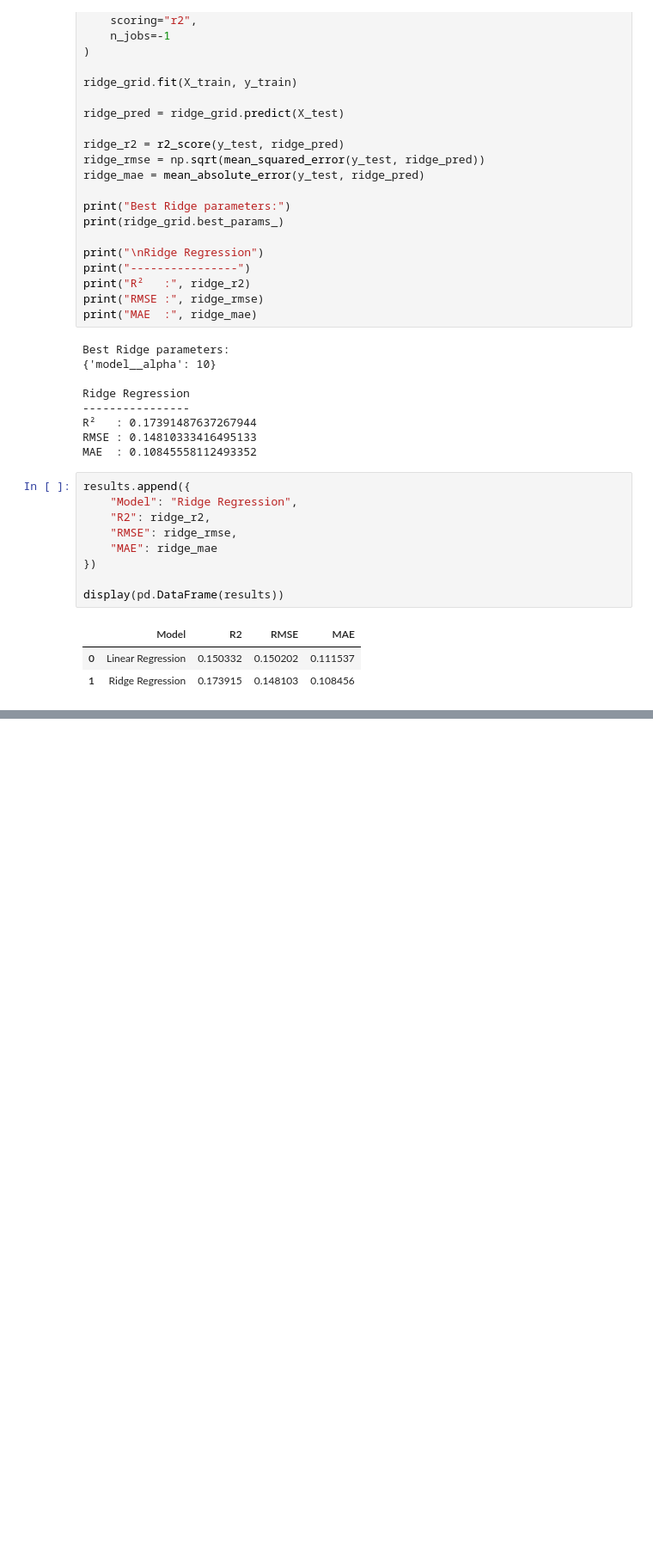
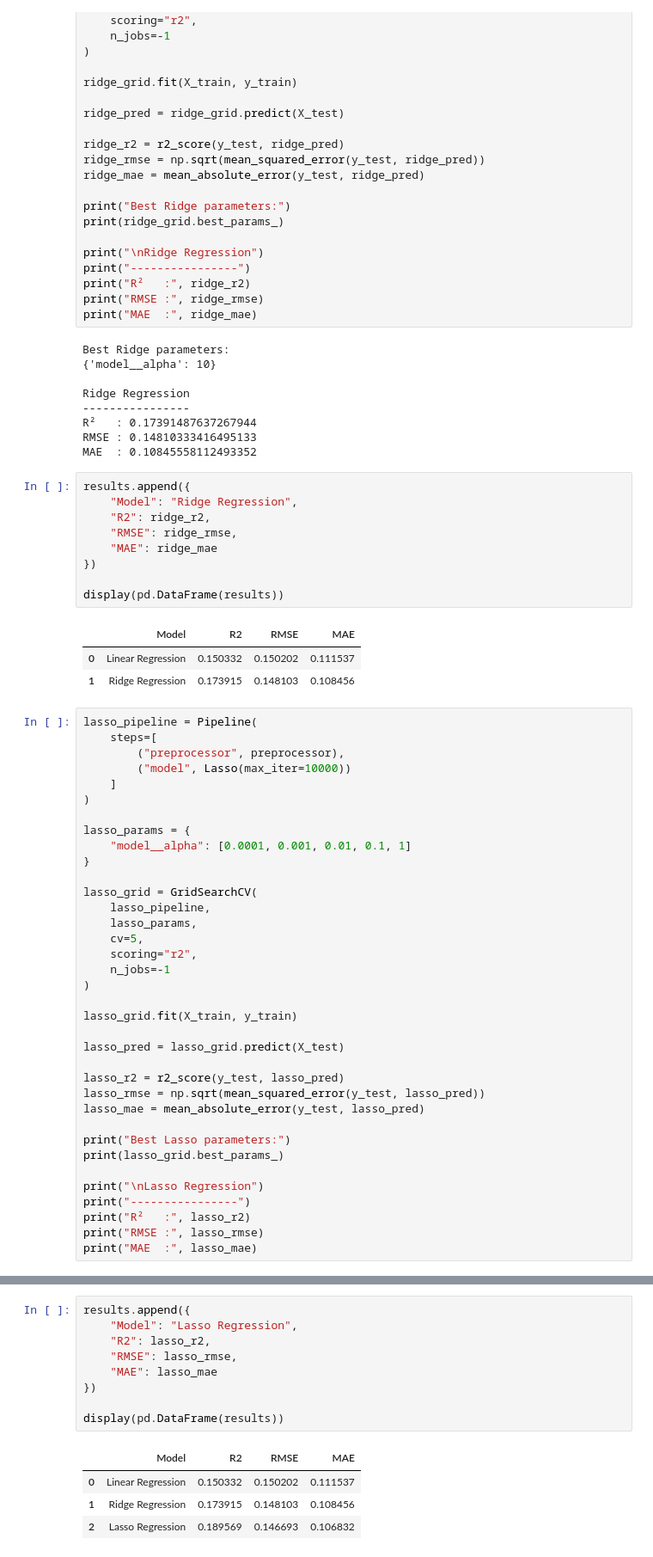
Before and after one commit to ManashaYoges/Team13_ML, a Jupyter notebook: notebooks/regression.ipynb, the cells around one changed output, grey strips where cells are left out. Shown at 86% size. Saved outputs shown, nothing was run; the diff lists cells and outputs as text; blank space fills up the shorter version.

Commit message:
Add Lasso Regression and feature sparsity analysis

```diff
--- a/notebooks/regression.ipynb
+++ b/notebooks/regression.ipynb
@@ -438,3 +438,39 @@ display(pd.DataFrame(results))
 |  | Model | R2 | RMSE | MAE |
 | 0 | Linear Regression | 0.150332 | 0.150202 | 0.111537 |
 | 1 | Ridge Regression | 0.173915 | 0.148103 | 0.108456 |
+# %%
+lasso_pipeline = Pipeline(
+    steps=[
+        ("preprocessor", preprocessor),
+        ("model", Lasso(max_iter=10000))
+    ]
+)
+
+lasso_params = {
+    "model__alpha": [0.0001, 0.001, 0.01, 0.1, 1]
+}
+
+lasso_grid = GridSearchCV(
+    lasso_pipeline,
+    lasso_params,
+    cv=5,
+    scoring="r2",
+    n_jobs=-1
+)
+
+lasso_grid.fit(X_train, y_train)
+
+lasso_pred = lasso_grid.predict(X_test)
+
+lasso_r2 = r2_score(y_test, lasso_pred)
+lasso_rmse = np.sqrt(mean_squared_error(y_test, lasso_pred))
+lasso_mae = mean_absolute_error(y_test, lasso_pred)
+
+print("Best Lasso parameters:")
+print(lasso_grid.best_params_)
+
+print("\nLasso Regression")
+print("----------------")
+print("R²   :", lasso_r2)
+print("RMSE :", lasso_rmse)
+print("MAE  :", lasso_mae)
@@ -440,0 +506,14 @@ display(pd.DataFrame(results))
+# %%
+results.append({
+    "Model": "Lasso Regression",
+    "R2": lasso_r2,
+    "RMSE": lasso_rmse,
+    "MAE": lasso_mae
+})
+
+display(pd.DataFrame(results))
+# %% [output]
+|  | Model | R2 | RMSE | MAE |
+| 0 | Linear Regression | 0.150332 | 0.150202 | 0.111537 |
+| 1 | Ridge Regression | 0.173915 | 0.148103 | 0.108456 |
+| 2 | Lasso Regression | 0.189569 | 0.146693 | 0.106832 |
```
Also changed, not shown: parts of 2 cells of this notebook.
